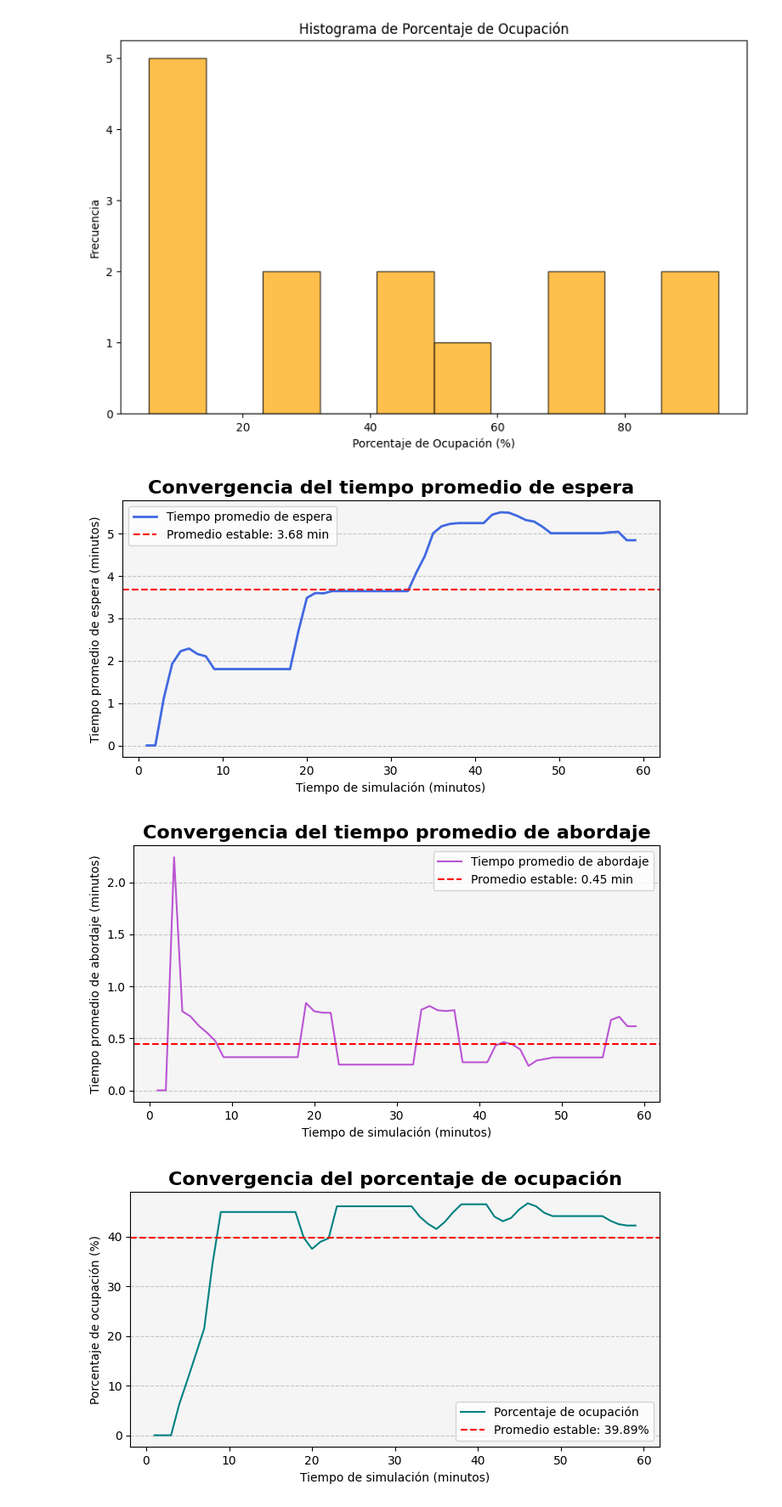
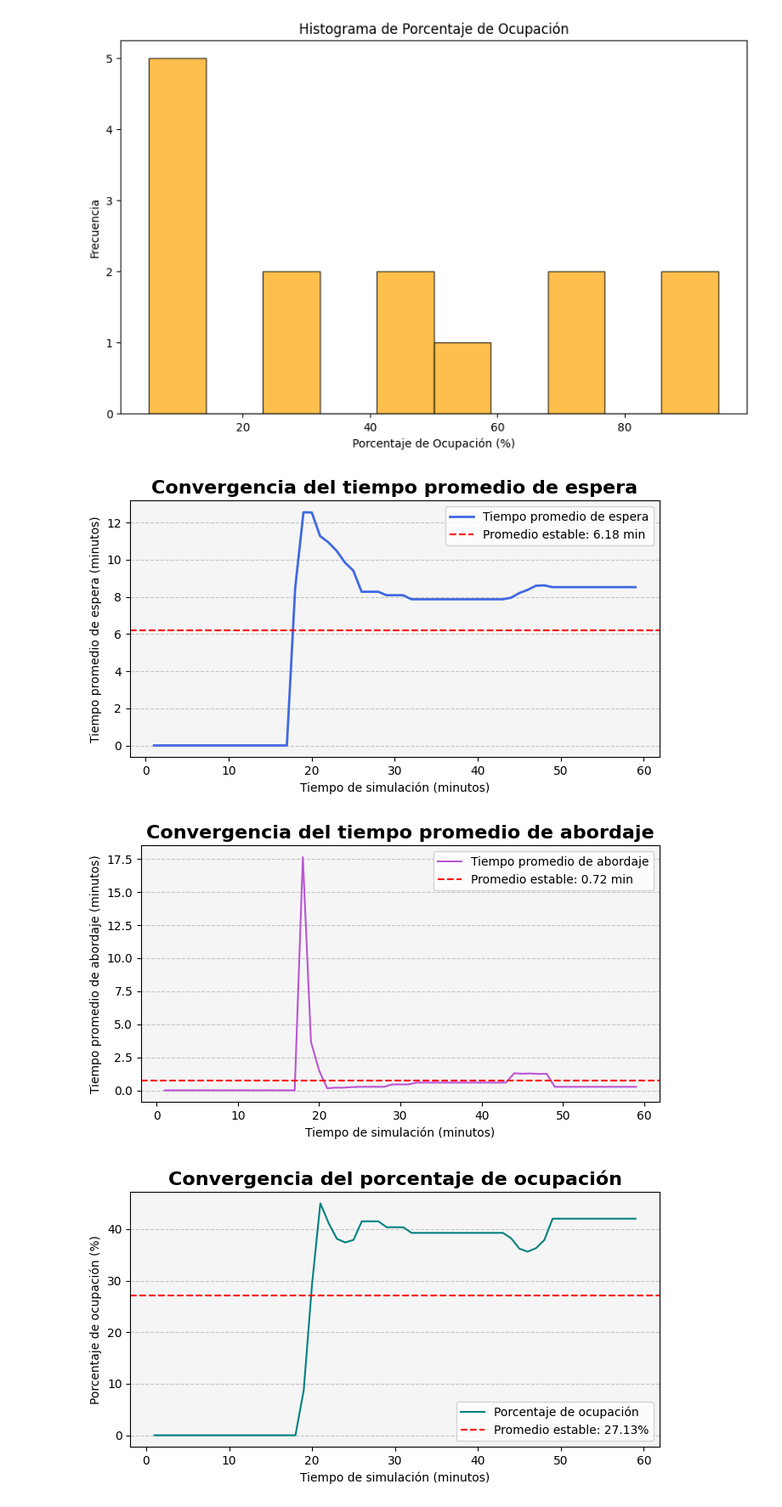
Before and after one commit to MaricelaMH/SIMULACION-II, a Jupyter notebook: PRUEBA_ART_SIMU.ipynb, the cells around one changed output. Shown at 85% size. Cells and saved outputs as stored; diff of their text form; code cells hidden in the pictures.

```diff
--- a/PRUEBA_ART_SIMU.ipynb
+++ b/PRUEBA_ART_SIMU.ipynb
@@ -121,8 +121,8 @@ import numpy as np
 import matplotlib.pyplot as plt
 
 # Parámetros del sistema
-TASA_LLEGADAS_PROM = 0.62  # Pasajeros por minuto
-TIEMPO_SERVICIO_PROM = 0.25  # Promedio de minutos para abordar un pasajero
+TASA_LLEGADAS_PROM = 0.72  # Pasajeros por minuto
+TIEMPO_SERVICIO_PROM = 0.21  # Promedio de minutos para abordar un pasajero
 NUM_COMBIS_BASE = 1  # Número base de combis fuera de los picos de demanda
 CAPACIDAD_COMBI = 19  # Capacidad máxima de pasajeros por combi
 
@@ -139,8 +139,8 @@ ocupacion_actual = []
 
 # Función para ajustar el número de combis según el intervalo de tiempo
 def ajustar_combis(env, tiempo_actual):
-    if 18 <= tiempo_actual <= 19:  # Intervalo de alta demanda (6:00 p.m. - 7:00 p.m.)
-        return 3  # Aumentamos el número de combis en el intervalo pico
+    if 20 <= tiempo_actual <= 22:  # Intervalo de alta demanda (6:00 p.m. - 7:00 p.m.)
+        return 6  # Aumentamos el número de combis en el intervalo pico
     else:
         return NUM_COMBIS_BASE  # Número estándar de combis fuera de los picos
 
@@ -246,33 +246,33 @@ def graficar_convergencia():
     plt.plot(tiempo_actual, porcentaje_ocupacion, label="Porcentaje de ocupación", color="#008080")
     plt.title("Convergencia del porcentaje de ocupación",fontsize=16, fontweight='bold')
     plt.xlabel("Tiempo de simulación (minutos)")
     plt.ylabel("Porcentaje de ocupación (%)")
     promedio_ocupacion = np.mean(porcentaje_ocupacion)
     plt.axhline(y=promedio_ocupacion, color='red', linestyle='--', label=f"Promedio estable: {promedio_ocupacion:.2f}%")
     plt.grid(axis='y', linestyle='--', alpha=0.7)  # Líneas de cuadrícula
     plt.gca().set_facecolor('#F5F5F5')  # Fondo gris claro
     plt.legend(fontsize=10)
     plt.tight_layout()
     plt.show()
 
     # Gráfico de rho
     plt.figure(figsize=(7, 4))
     plt.plot(tiempo_actual, rho_valores, label="Rho (utilización)", color="purple")
     plt.title("Evolución de rho durante la simulación",fontsize=16, fontweight='bold')
     plt.xlabel("Tiempo de simulación (minutos)")
     plt.ylabel("Rho (utilización del sistema)")
     promedio_rho = np.mean(rho_valores)
     plt.axhline(y=promedio_rho, color='red', linestyle='--', label=f"Promedio estable: {promedio_rho:.2f}")
     plt.grid(axis='y', linestyle='--', alpha=0.7)  # Líneas de cuadrícula
     plt.gca().set_facecolor('#F5F5F5')  # Fondo gris claro
     plt.legend(fontsize=10)
     plt.tight_layout()
     plt.show()
 
 
 # Correr la simulación
 simulacion()
 # %% [output]
-[figure, old version]
+[figure, new version]
-[figure, old version]
+[figure, new version]
-[figure, old version]
+[figure, new version]
```
Also changed, not shown: parts of 1 cell of this notebook.
